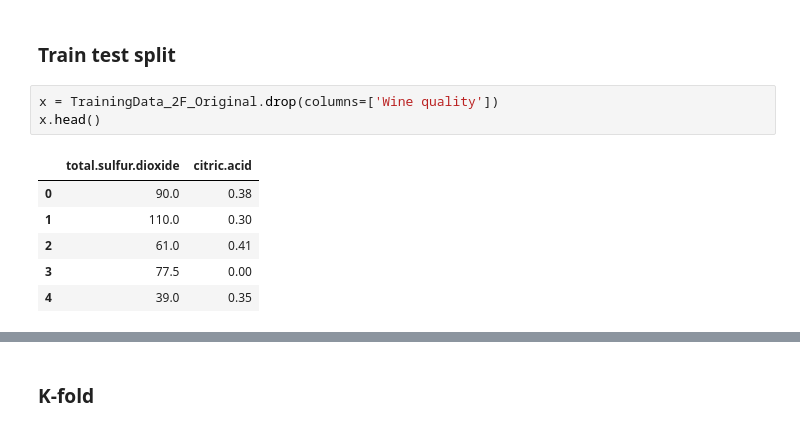
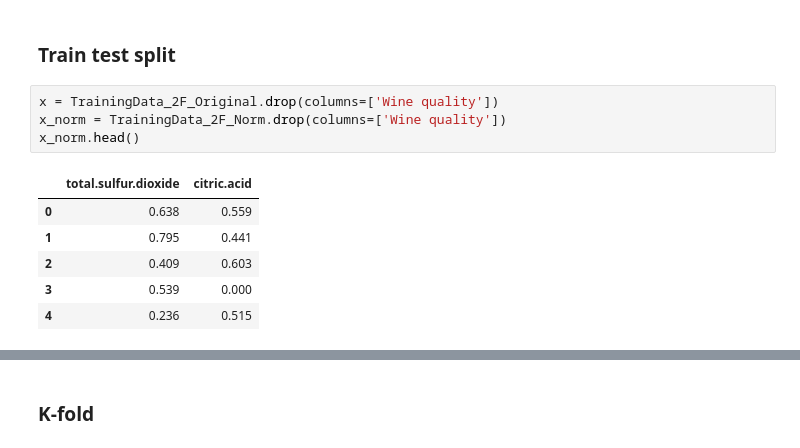
Before and after one commit to kaline/CMP263---2022-1---KNN, a Jupyter notebook: test.ipynb, the cells around one changed output, grey strips where cells are left out. Cells and saved outputs as stored; diff of their text form.

```diff
--- a/test.ipynb
+++ b/test.ipynb
@@ -227,13 +238,14 @@ array([[<matplotlib.axes._subplots.AxesSubplot object at 0x...>,
 ### Train test split
 # %%
 x = TrainingData_2F_Original.drop(columns=['Wine quality'])
-x.head()
+x_norm = TrainingData_2F_Norm.drop(columns=['Wine quality'])
+x_norm.head()
 # %% [output]
 |  | total.sulfur.dioxide | citric.acid |
-| 0 | 90.0 | 0.38 |
-| 1 | 110.0 | 0.30 |
-| 2 | 61.0 | 0.41 |
-| 3 | 77.5 | 0.00 |
-| 4 | 39.0 | 0.35 |
+| 0 | 0.638 | 0.559 |
+| 1 | 0.795 | 0.441 |
+| 2 | 0.409 | 0.603 |
+| 3 | 0.539 | 0.000 |
+| 4 | 0.236 | 0.515 |
 # %%
 y = TrainingData_2F_Original['Wine quality'].values
```
Also changed, not shown: parts of 13 cells of this notebook.
